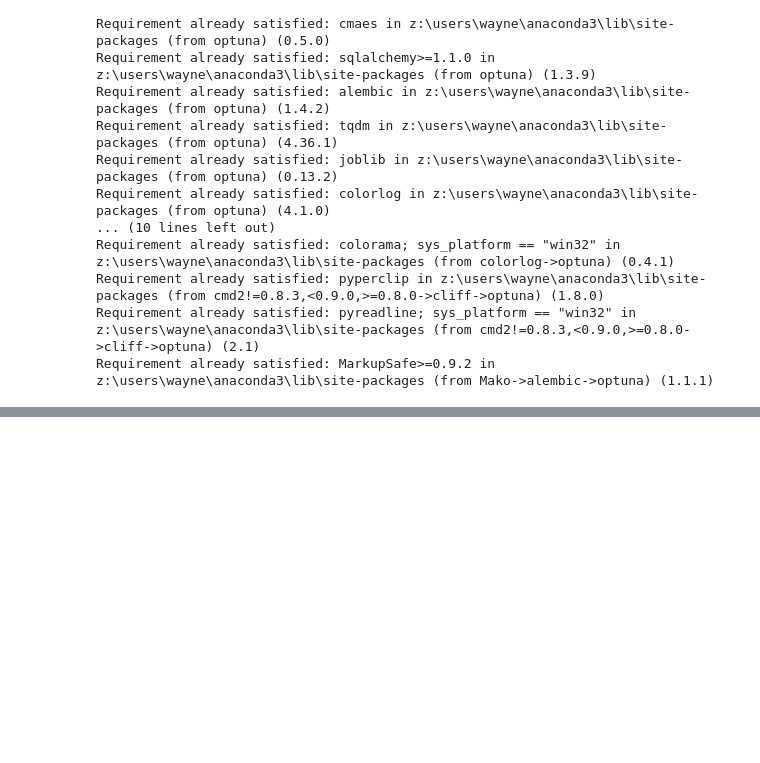
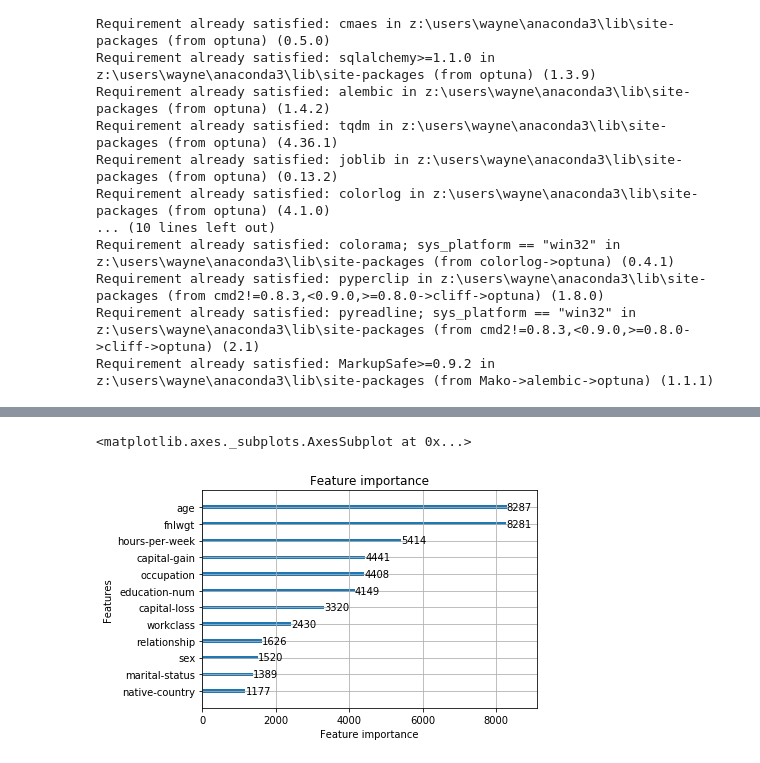
Before and after one commit to wangchi92/income-prediction, a Jupyter notebook: LightLGB.ipynb, the cells around one changed output, grey strips where cells are left out. Drawn from its saved outputs; the diff is of its cells as text; code cells hidden in the pictures; blank space fills up the shorter version.

```diff
--- a/LightLGB.ipynb
+++ b/LightLGB.ipynb
@@ -205,0 +203,5 @@ KeyboardInterrupt:
+# %%
+lgb.plot_importance(model)
+# %% [output]
+<matplotlib.axes._subplots.AxesSubplot at 0x...>
+[figure, added]
```
Also changed, not shown: parts of 6 cells of this notebook, 2 other files.
